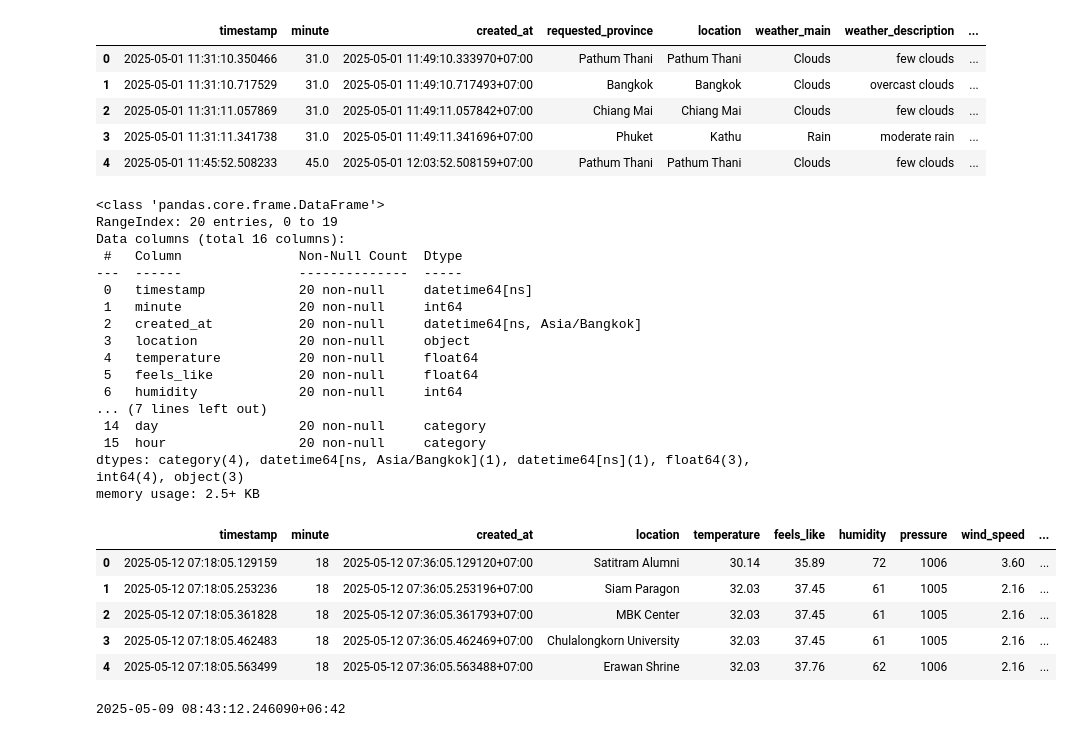
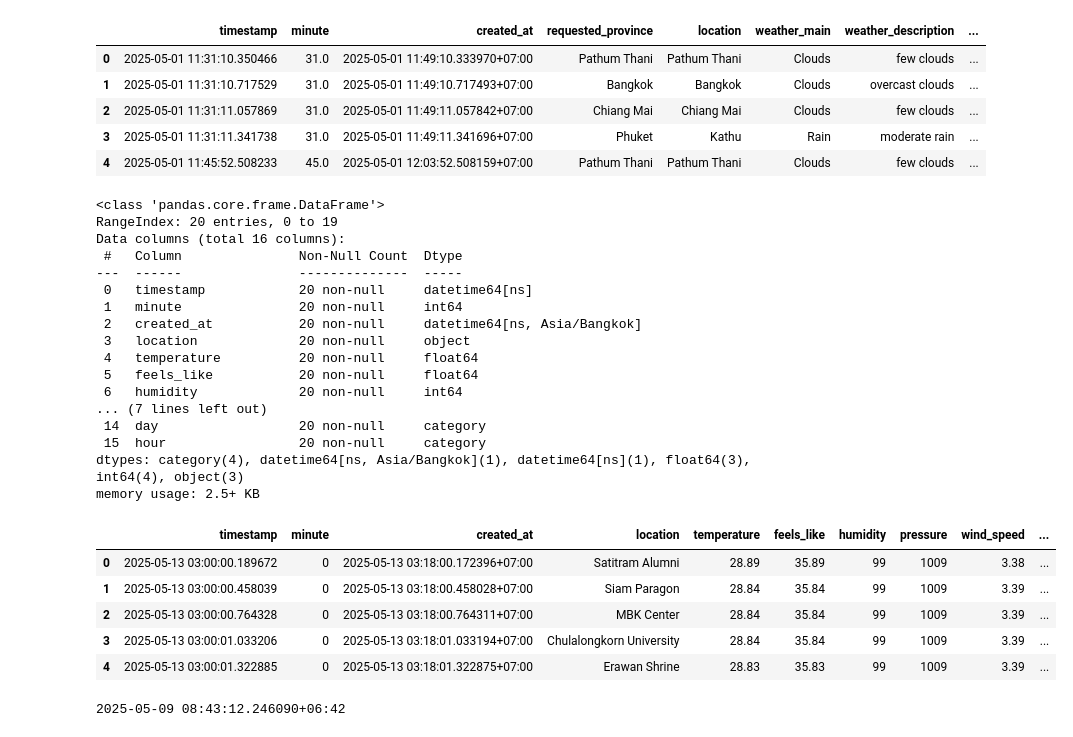
Before and after one commit to Waranit-tec/dsi321_2025, a Jupyter notebook: tutorial07/work/tutorial06.ipynb, the cells around one changed output. Saved outputs shown, nothing was run; the diff lists cells and outputs as text; code cells hidden in the pictures.

```diff
--- a/tutorial07/work/tutorial06.ipynb
+++ b/tutorial07/work/tutorial06.ipynb
@@ -354,38 +353,38 @@ memory usage: 201.2+ KB
 | 3 | 2025-05-01 11:31:11.341738 | 31.0 | 2025-05-01 11:49:11.341696+07:00 | Phuket | Kathu | Rain | moderate rain | ... |
 | 4 | 2025-05-01 11:45:52.508233 | 45.0 | 2025-05-01 12:03:52.508159+07:00 | Pathum Thani | Pathum Thani | Clouds | few clouds | ... |
 # %%
-path_single_partition = 's3a://weather/main/weather.parquet/year=2025/month=5/day=12/hour=7/3ad546f6861a49d9b6b5c65ca7f70b39-0.parquet'
+path_single_partition = 's3a://weather/main/weather.parquet/year=2025/month=5/day=13/hour=3/3f5d0f9a031c4b0193cbcba94a518b4b-0.parquet'
 
 df2=pd.read_parquet(
     path=path_single_partition,
     storage_options=storage_options,
 )
 df2.info()
 df2.head()
 # %% [output]
 <class 'pandas.core.frame.DataFrame'>
 RangeIndex: 20 entries, 0 to 19
 Data columns (total 16 columns):
  #   Column               Non-Null Count  Dtype
 ---  ------               --------------  -----
  0   timestamp            20 non-null     datetime64[ns]
  1   minute               20 non-null     int64
  2   created_at           20 non-null     datetime64[ns, Asia/Bangkok]
  3   location             20 non-null     object
  4   temperature          20 non-null     float64
  5   feels_like           20 non-null     float64
  6   humidity             20 non-null     int64
 ... (7 lines left out)
  14  day                  20 non-null     category
  15  hour                 20 non-null     category
 dtypes: category(4), datetime64[ns, Asia/Bangkok](1), datetime64[ns](1), float64(3), int64(4), object(3)
 memory usage: 2.5+ KB
 |  | timestamp | minute | created_at | location | temperature | feels_like | humidity | pressure | wind_speed | ... |
-| 0 | 2025-05-12 07:18:05.129159 | 18 | 2025-05-12 07:36:05.129120+07:00 | Satitram Alumni | 30.14 | 35.89 | 72 | 1006 | 3.60 | ... |
-| 1 | 2025-05-12 07:18:05.253236 | 18 | 2025-05-12 07:36:05.253196+07:00 | Siam Paragon | 32.03 | 37.45 | 61 | 1005 | 2.16 | ... |
-| 2 | 2025-05-12 07:18:05.361828 | 18 | 2025-05-12 07:36:05.361793+07:00 | MBK Center | 32.03 | 37.45 | 61 | 1005 | 2.16 | ... |
-| 3 | 2025-05-12 07:18:05.462483 | 18 | 2025-05-12 07:36:05.462469+07:00 | Chulalongkorn University | 32.03 | 37.45 | 61 | 1005 | 2.16 | ... |
-| 4 | 2025-05-12 07:18:05.563499 | 18 | 2025-05-12 07:36:05.563488+07:00 | Erawan Shrine | 32.03 | 37.76 | 62 | 1006 | 2.16 | ... |
+| 0 | 2025-05-13 03:00:00.189672 | 0 | 2025-05-13 03:18:00.172396+07:00 | Satitram Alumni | 28.89 | 35.89 | 99 | 1009 | 3.38 | ... |
+| 1 | 2025-05-13 03:00:00.458039 | 0 | 2025-05-13 03:18:00.458028+07:00 | Siam Paragon | 28.84 | 35.84 | 99 | 1009 | 3.39 | ... |
+| 2 | 2025-05-13 03:00:00.764328 | 0 | 2025-05-13 03:18:00.764311+07:00 | MBK Center | 28.84 | 35.84 | 99 | 1009 | 3.39 | ... |
+| 3 | 2025-05-13 03:00:01.033206 | 0 | 2025-05-13 03:18:01.033194+07:00 | Chulalongkorn University | 28.84 | 35.84 | 99 | 1009 | 3.39 | ... |
+| 4 | 2025-05-13 03:00:01.322885 | 0 | 2025-05-13 03:18:01.322875+07:00 | Erawan Shrine | 28.83 | 35.83 | 99 | 1009 | 3.39 | ... |
 # %%
 print(dt)
 # %% [output]
```
Also changed, not shown: parts of 1 cell of this notebook, 4 other files.
